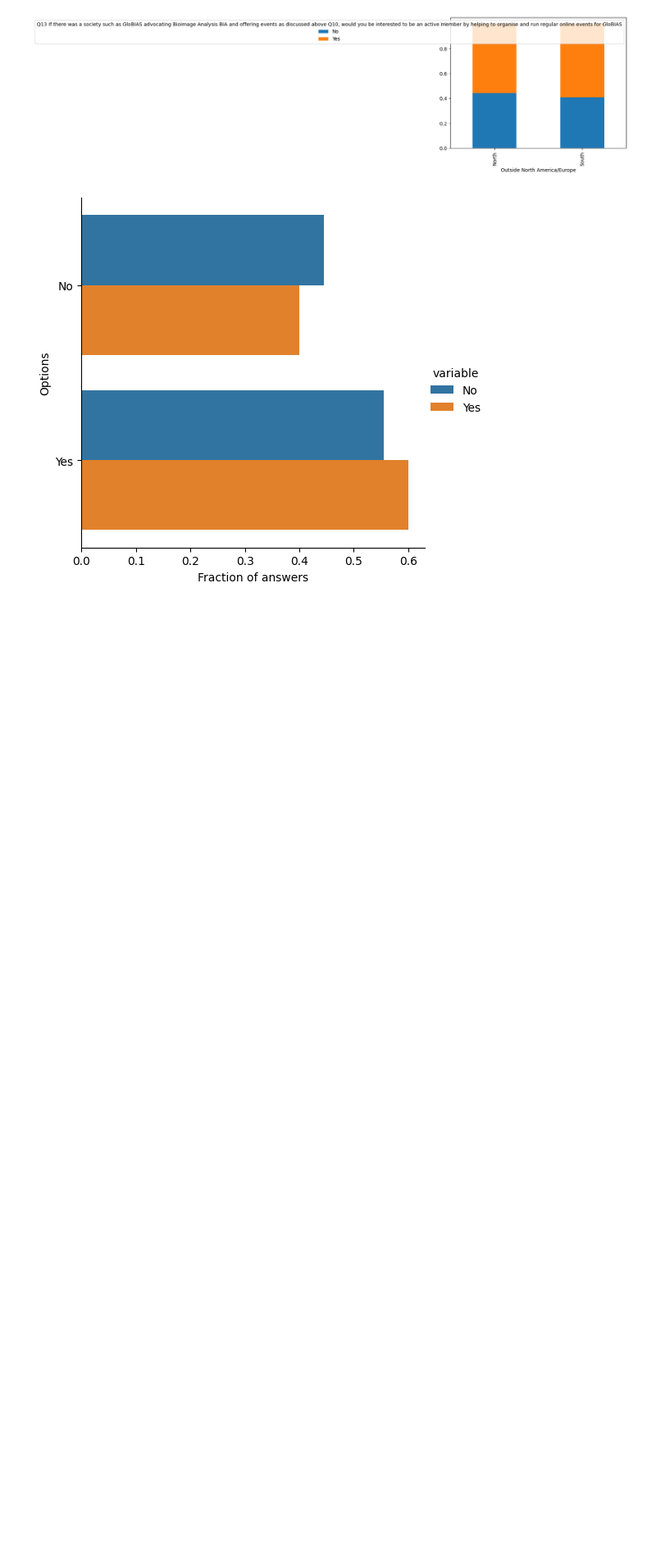
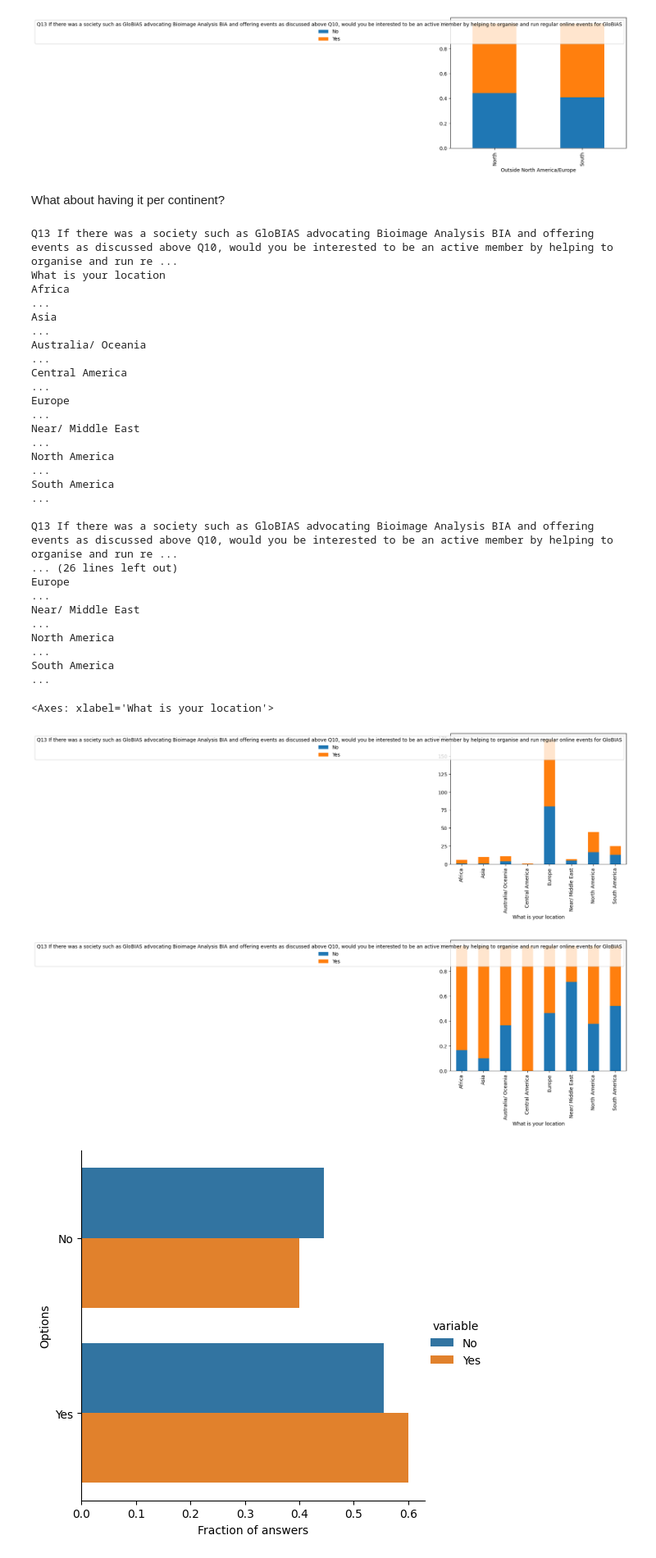
Before and after one commit to GloBIAS-BioimageAnalysts/Survey_2024, a Jupyter notebook: notebooks/demographics.ipynb, the cells around one changed output. Shown: that part at 82% size. Cells and saved outputs as stored; diff of their text form; code cells hidden in the pictures; blank space fills up the shorter version.

Commit message:
Add willingness analysis per region.

```diff
--- a/notebooks/demographics.ipynb
+++ b/notebooks/demographics.ipynb
@@ -113,6 +113,37 @@ Name: count, dtype: int64
 <Axes: xlabel='Outside North America/Europe'>
 [figure]
 [figure]
+# %% [markdown]
+What about having it per continent?
+# %%
+print(df.groupby("What is your location")[willingness_question].value_counts().unstack())
+
+print(df.groupby("What is your location")[willingness_question].value_counts(normalize=True).unstack())
+
+df.groupby("What is your location")[willingness_question].value_counts().unstack().plot(kind='bar',stacked=True)
+
+df.groupby("What is your location")[willingness_question].value_counts(normalize=True).unstack().plot(kind='bar',stacked=True)
+# %% [output]
+Q13 If there was a society such as GloBIAS advocating Bioimage Analysis BIA and offering events as discussed above Q10, would you be interested to be an active member by helping to organise and run re ...
+What is your location
+Africa                                                                                                                                                                                                   ...
+Asia                                                                                                                                                                                                     ...
+Australia/ Oceania                                                                                                                                                                                       ...
+Central America                                                                                                                                                                                          ...
+Europe                                                                                                                                                                                                   ...
+Near/ Middle East                                                                                                                                                                                        ...
+North America                                                                                                                                                                                            ...
+South America                                                                                                                                                                                            ...
+
+Q13 If there was a society such as GloBIAS advocating Bioimage Analysis BIA and offering events as discussed above Q10, would you be interested to be an active member by helping to organise and run re ...
+... (26 lines left out)
+Europe                                                                                                                                                                                                   ...
+Near/ Middle East                                                                                                                                                                                        ...
+North America                                                                                                                                                                                            ...
+South America                                                                                                                                                                                            ...
+<Axes: xlabel='What is your location'>
+[figure, added]
+[figure, added]
 # %%
 utils.select_all_that_apply_hist_facet(df,
                                        'Q13 If there was a society such as GloBIAS advocating Bioimage Analysis BIA and offering events as discussed above Q10, would you be interested to be an active member by helping to organise and run regular online events for GloBIAS',
```
